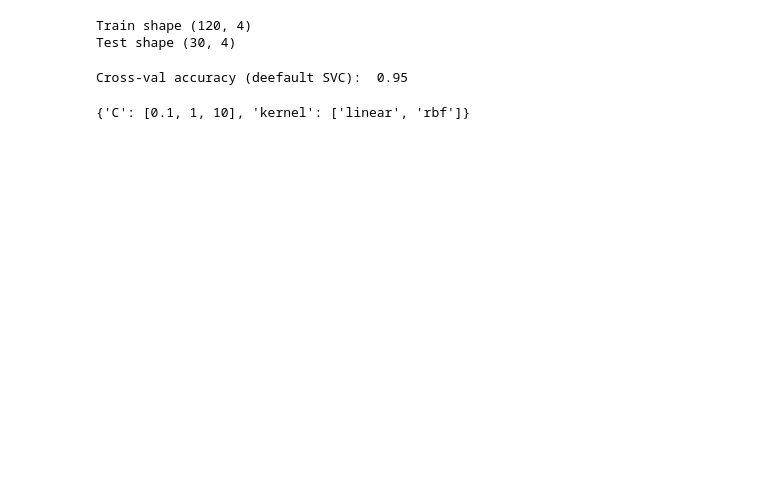
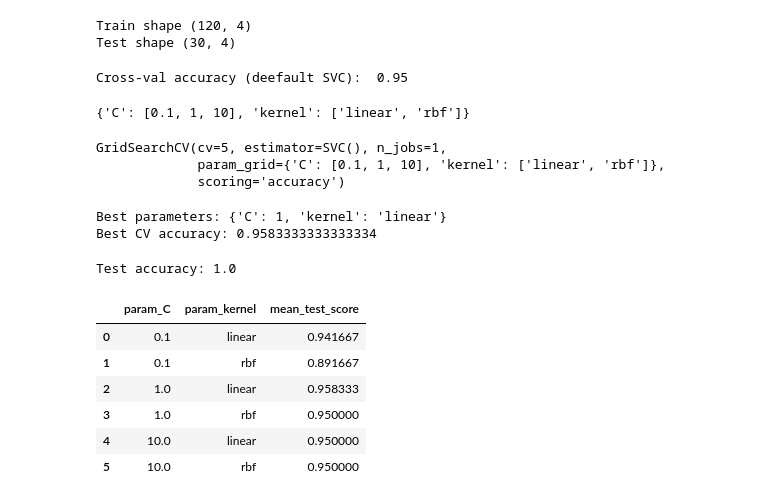
Before and after one commit to RoktimTaye/TIHAN-HYDRABAD-CLASSES, a Jupyter notebook: MODULE 5/prac/prac1.ipynb, the cells around one changed output. Saved outputs shown, nothing was run; the diff lists cells and outputs as text; code cells hidden in the pictures; blank space fills up the shorter version.

Commit message:
Grid dearch Larning

```diff
--- a/MODULE 5/prac/prac1.ipynb
+++ b/MODULE 5/prac/prac1.ipynb
@@ -29,3 +29,39 @@ param_grid = {
 param_grid
 # %% [output]
 {'C': [0.1, 1, 10], 'kernel': ['linear', 'rbf']}
+# %%
+grid = GridSearchCV(
+    estimator=SVC(),
+    param_grid=param_grid,
+    cv=5,
+    scoring='accuracy',
+    n_jobs=1
+)
+grid.fit(xtrain,ytrain)
+# %% [output]
+GridSearchCV(cv=5, estimator=SVC(), n_jobs=1,
+             param_grid={'C': [0.1, 1, 10], 'kernel': ['linear', 'rbf']},
+             scoring='accuracy')
+# %%
+print("Best parameters:", grid.best_params_)
+print("Best CV accuracy:", grid.best_score_)
+# %% [output]
+Best parameters: {'C': 1, 'kernel': 'linear'}
+Best CV accuracy: 0.9583333333333334
+# %%
+best_model = grid.best_estimator_
+yprd = best_model.predict(xtest)
+print('Test accuracy:',accuracy_score(ytest,yprd))
+# %% [output]
+Test accuracy: 1.0
+# %%
+results = pd.DataFrame(grid.cv_results_)
+results[['param_C', 'param_kernel', 'mean_test_score']]  #actually mean_test_score are Avg score on validation folds
+# %% [output]
+|  | param_C | param_kernel | mean_test_score |
+| 0 | 0.1 | linear | 0.941667 |
+| 1 | 0.1 | rbf | 0.891667 |
+| 2 | 1.0 | linear | 0.958333 |
+| 3 | 1.0 | rbf | 0.950000 |
+| 4 | 10.0 | linear | 0.950000 |
+| 5 | 10.0 | rbf | 0.950000 |
```
